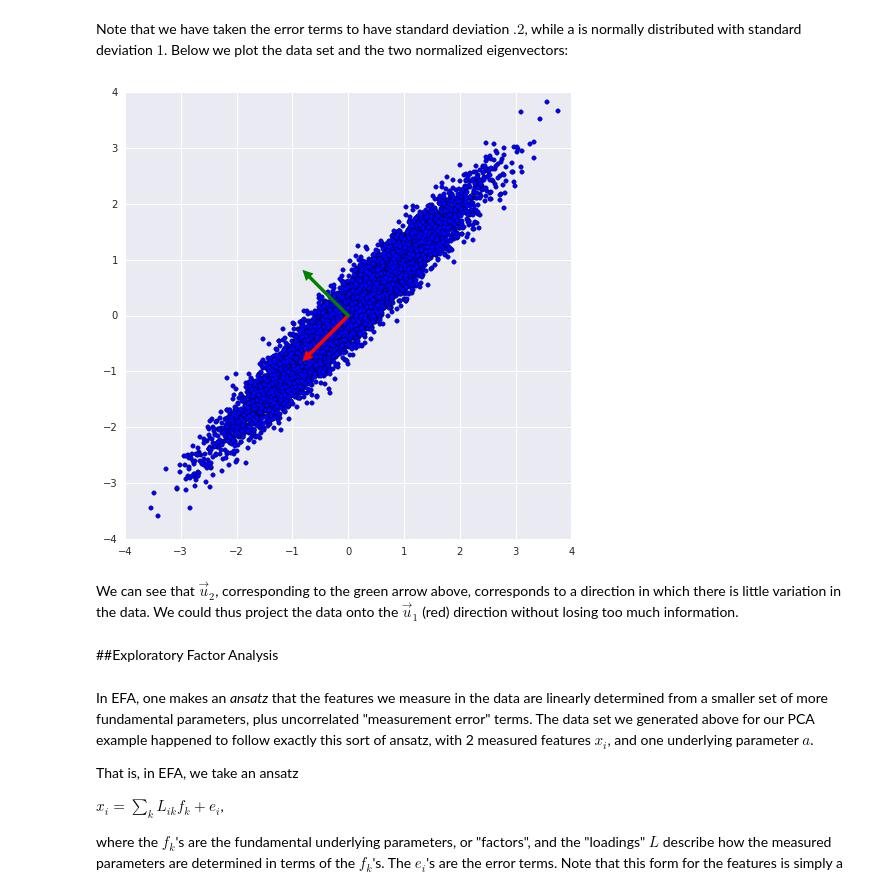
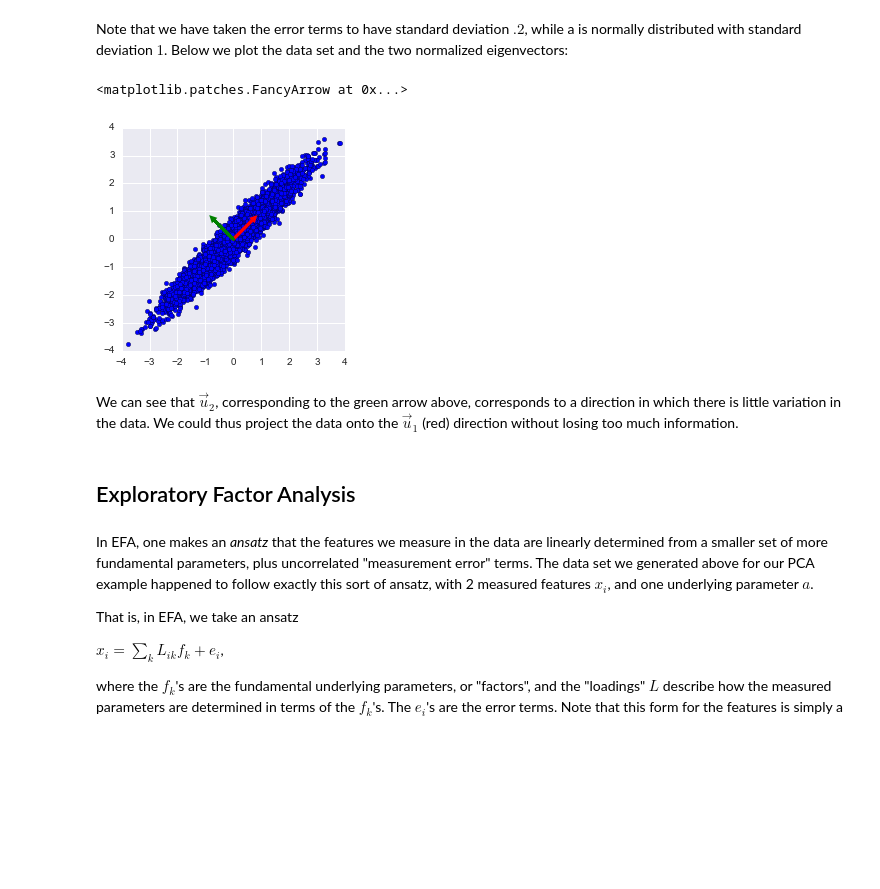
Before and after one commit to ActivisionGameScience/ActivisionGameScience.github.io, a Jupyter notebook: _notebooks/Principal Component Analysis vs Exploratory Factor Analysis.ipynb, the cells around one changed output. Drawn from its saved outputs; the diff is of its cells as text; code cells hidden in the pictures; blank space fills up the shorter version.

```diff
--- a/_notebooks/Principal Component Analysis vs Exploratory Factor Analysis.ipynb
+++ b/_notebooks/Principal Component Analysis vs Exploratory Factor Analysis.ipynb
@@ -63,20 +60,20 @@ Eigenvector 2:  [-0.70710678  0.70710678]
 # %% [markdown]
 Note that we have taken the error terms to have standard deviation $.2$, while a is normally distributed with standard deviation $1$.  Below we plot the data set and the two normalized eigenvectors:
 # %%
-plt.figure(figsize=(13, 8))
-plt.scatter(X[:,0],X[:,1]);
-plt.xlim((-4,4));
-plt.ylim((-4,4));
-plt.axes().set_aspect('equal');
-ax = plt.axes();
-ax.arrow(0, 0, u1[0], u1[1], head_width=0.1, head_length=0.1, lw = 3, color = 'r');
-ax.arrow(0, 0, u2[0], u2[1], head_width=0.1, head_length=0.1, lw = 3, color = 'g');
+plt.scatter(X[:,0],X[:,1])
+plt.xlim((-4,4))
+plt.ylim((-4,4))
+plt.axes().set_aspect('equal')
+ax = plt.axes()
+ax.arrow(0, 0, u1[0], u1[1], head_width=0.1, head_length=0.1, lw = 3, color = 'r')
+ax.arrow(0, 0, u2[0], u2[1], head_width=0.1, head_length=0.1, lw = 3, color = 'g')
 # %% [output]
+<matplotlib.patches.FancyArrow at 0x...>
-[figure, old version]
+[figure, new version]
 # %% [markdown]
 We can see that $\overrightarrow{u}_2$, corresponding to the green arrow above, corresponds to a direction in which there is little variation in the data.  We could thus project the data onto the $\overrightarrow{u}_1$ (red) direction without losing too much information.
 # %% [markdown]
-##Exploratory Factor Analysis
+## Exploratory Factor Analysis
 # %% [markdown]
 In EFA, one makes an *ansatz* that the features we measure in the data are linearly determined from a smaller set of more fundamental parameters, plus uncorrelated "measurement error" terms.  The data set we generated above for our PCA example happened to follow exactly this sort of ansatz, with 2 measured features $x_i$, and one underlying parameter $a$.
 
```
Also changed, not shown: parts of 8 cells of this notebook, 1 other file.
